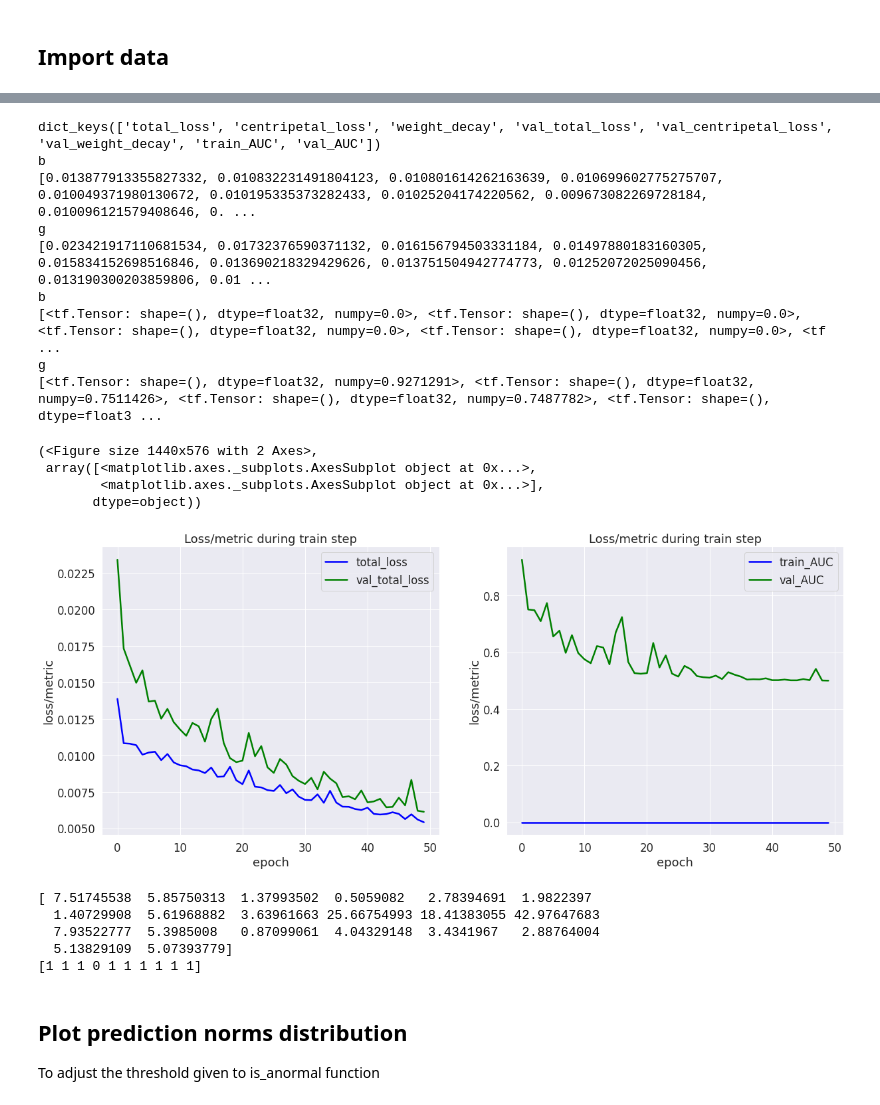
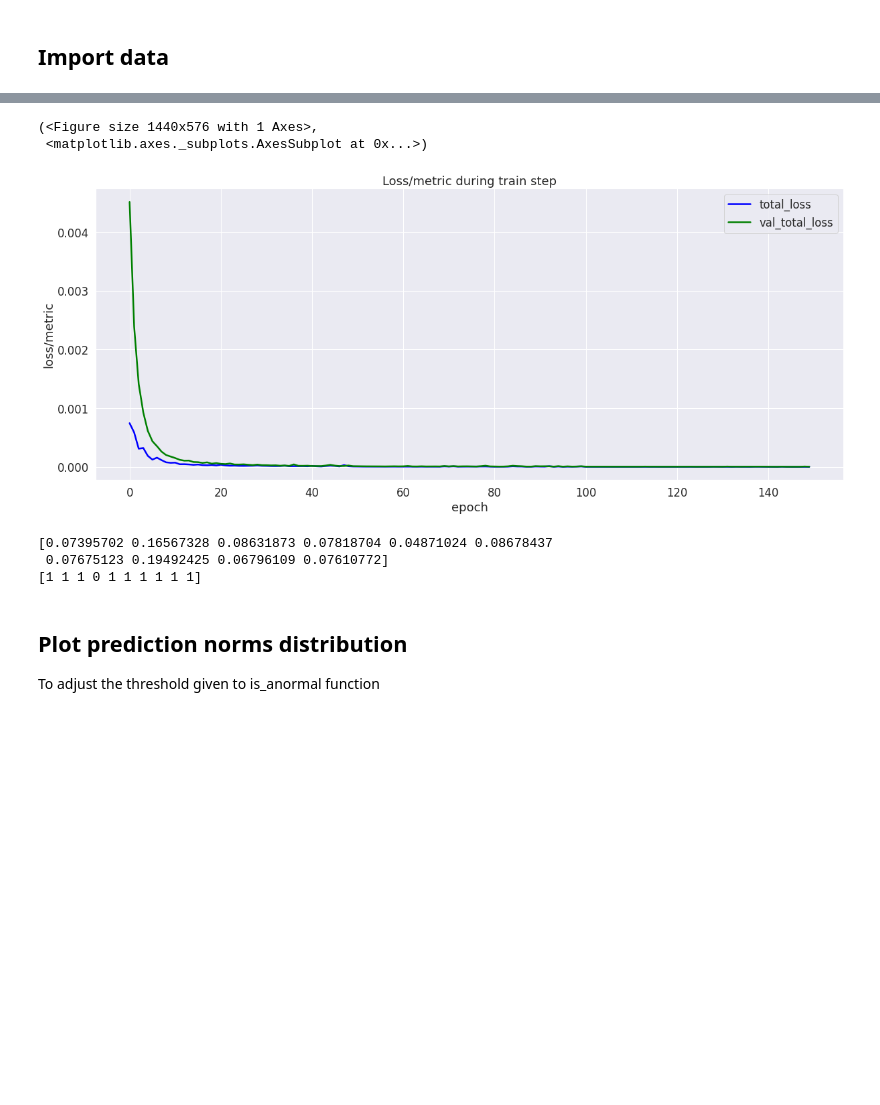
Before and after one commit to hugovaysset/MNIST_UAD, a Jupyter notebook: MNIST_one_vs_all/deep_svdd.ipynb, the cells around one changed output, grey strips where cells are left out. Drawn from its saved outputs; the diff is of its cells as text; code cells hidden in the pictures; blank space fills up the shorter version.

```diff
--- a/MNIST_one_vs_all/deep_svdd.ipynb
+++ b/MNIST_one_vs_all/deep_svdd.ipynb
@@ -228,20 +229,37 @@ class DeepSVDD(Model):
 # %%
 def get_ruff_model():
-    n_filters = (8, 4)
+    """
+    Architecture of the model in Ruff 2018
+    """
+    n_filters = (16, 32, 64)
     dense_shape = 32
     LAMBDA = 1e-6
 
     inputs = tf.keras.Input(shape=(28, 28, 1))
+    paddings = tf.constant([[0, 0], [2, 2], [2, 2], [0, 0]])  # shape d x 2 where d is the rank of the tensor and 2 represents "before" and "after"
+    x = tf.pad(inputs, paddings, name="pad")
+
     c1 = layers.Conv2D(filters=n_filters[0], kernel_size=5, strides=(1, 1), kernel_regularizer=l2(LAMBDA),
-                            bias_regularizer=l2(LAMBDA), padding="same", name=f"conv_1")(inputs)
+                             padding="same", name=f"conv_1")(x)
+    b1 = layers.BatchNormalization()(c1)
     a1 = layers.LeakyReLU(alpha=0.1, name=f"activation_1")(c1)
     mp1 = layers.MaxPooling2D((2, 2), name=f"max_pooling_1")(a1)
+
     c2 = layers.Conv2D(filters=n_filters[1], kernel_size=5, strides=(1, 1), kernel_regularizer=l2(LAMBDA),
-                            bias_regularizer=l2(LAMBDA), padding="same", name=f"conv_2")(mp1)
-    a2 = layers.LeakyReLU(alpha=0.1, name=f"activation_2")(c2)
+                            padding="same", name=f"conv_2")(mp1)
+    b2 = layers.BatchNormalization()(c2)
+    a2 = layers.LeakyReLU(alpha=0.1, name=f"activation_2")(b2)
     mp2 = layers.MaxPooling2D((2, 2), name=f"max_pooling_2")(a2)
-    f2 = layers.Flatten()(mp2)
-    outputs = layers.Dense(dense_shape, kernel_regularizer=l2(LAMBDA), bias_regularizer=l2(LAMBDA))(f2)
+
+    c3 = layers.Conv2D(filters=n_filters[2], kernel_size=5, strides=(1, 1), kernel_regularizer=l2(LAMBDA),
+                            padding="same", name=f"conv_3")(mp2)
+    b3 = layers.BatchNormalization()(c3)
+    a3 = layers.LeakyReLU(alpha=0.1, name=f"activation_3")(b3)
+    mp3 = layers.MaxPooling2D((2, 2), name=f"max_pooling_3")(a3)
+    f3 = layers.Flatten()(mp3)
+
+    d4 = layers.Dense(64, kernel_regularizer=l2(LAMBDA))(f3)
+    outputs = layers.Dense(32, kernel_regularizer=l2(LAMBDA))(d4)
 
     return tf.keras.Model(inputs, outputs)
 # %%
@@ -357,0 +481,3 @@ svdd.compile(optimizer=tf.keras.optimizers.Adam())
+# %%
+r.compile(optimizer=tf.keras.optimizers.Adam())
+r.fit(x_train_bin, x_train_bin, epochs=30, batch_size=64)
@@ -358,3 +486,11 @@ svdd.compile(optimizer=tf.keras.optimizers.Adam())
+# %%
+r = get_ruff_model()
+
+svdd = DeepSVDD(r, out_shape=32, LAMBDA=1e-6)
+svdd.compile(optimizer=tf.keras.optimizers.Adam())
+
+# initialize the weights with pretrained VAE weights as done in Ruff 2020
+svdd.load_weights("saved_models/encoder_weights")
 # %%
-history = svdd.fit(x_train_bin, validation_data=(x_val, y_val_bin), epochs=50, batch_size=64, callbacks=[train_auc_callback, val_auc_callback])
+history = svdd.fit(x_train_bin, validation_data=(x_val, y_val_bin), epochs=150, batch_size=64, callbacks=[init_center_callb, lr_callback])
 # %% [output]
@@ -378,24 +514,12 @@ AUC = 0.5
 # %%
 from uad.diagnostic.metrics import plot_history
 
-labels = np.array([["total_loss", "val_total_loss"], ["train_AUC", "val_AUC"]])
+labels = np.array([["total_loss", "val_total_loss"]])
 
-print(history.history.keys())
 plot_history(history, metric_names=labels)
 # %% [output]
-dict_keys(['total_loss', 'centripetal_loss', 'weight_decay', 'val_total_loss', 'val_centripetal_loss', 'val_weight_decay', 'train_AUC', 'val_AUC'])
-b
-[0.013877913355827332, 0.010832231491804123, 0.010801614262163639, 0.010699602775275707, 0.010049371980130672, 0.010195335373282433, 0.01025204174220562, 0.009673082269728184, 0.010096121579408646, 0. ...
-g
-[0.023421917110681534, 0.01732376590371132, 0.016156794503331184, 0.01497880183160305, 0.015834152698516846, 0.013690218329429626, 0.013751504942774773, 0.01252072025090456, 0.013190300203859806, 0.01 ...
-b
-[<tf.Tensor: shape=(), dtype=float32, numpy=0.0>, <tf.Tensor: shape=(), dtype=float32, numpy=0.0>, <tf.Tensor: shape=(), dtype=float32, numpy=0.0>, <tf.Tensor: shape=(), dtype=float32, numpy=0.0>, <tf ...
-g
-[<tf.Tensor: shape=(), dtype=float32, numpy=0.9271291>, <tf.Tensor: shape=(), dtype=float32, numpy=0.7511426>, <tf.Tensor: shape=(), dtype=float32, numpy=0.7487782>, <tf.Tensor: shape=(), dtype=float3 ...
+(<Figure size 1440x576 with 1 Axes>,
+ <matplotlib.axes._subplots.AxesSubplot at 0x...>)
-(<Figure size 1440x576 with 2 Axes>,
- array([<matplotlib.axes._subplots.AxesSubplot object at 0x...>,
-        <matplotlib.axes._subplots.AxesSubplot object at 0x...>],
-       dtype=object))
-[figure, old version]
+[figure, new version]
 # %%
 predictions = svdd.predict(x_test)
@@ -403,11 +527,9 @@ center = np.reshape(svdd.CENTER.numpy(), (1, 16))
 # %%
-print(svdd.score_samples(x_test[:20]) * 10**5)
+print(svdd.score_samples(x_test[:10]) * 10**5)
 print(y_test_bin[:10])
 # %% [output]
-[ 7.51745538  5.85750313  1.37993502  0.5059082   2.78394691  1.9822397
-  1.40729908  5.61968882  3.63961663 25.66754993 18.41383055 42.97647683
-  7.93522777  5.3985008   0.87099061  4.04329148  3.4341967   2.88764004
-  5.13829109  5.07393779]
+[0.07395702 0.16567328 0.08631873 0.07818704 0.04871024 0.08678437
+ 0.07675123 0.19492425 0.06796109 0.07610772]
 [1 1 1 0 1 1 1 1 1 1]
 # %% [markdown]
 ## Plot prediction norms distribution
```
Also changed, not shown: parts of 20 cells of this notebook, 1 other file.
